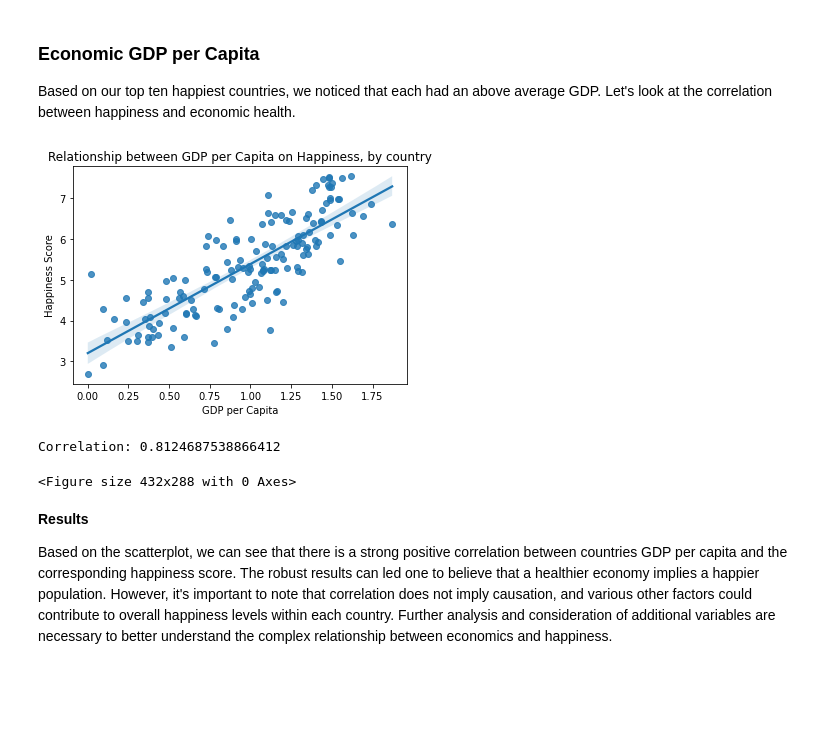
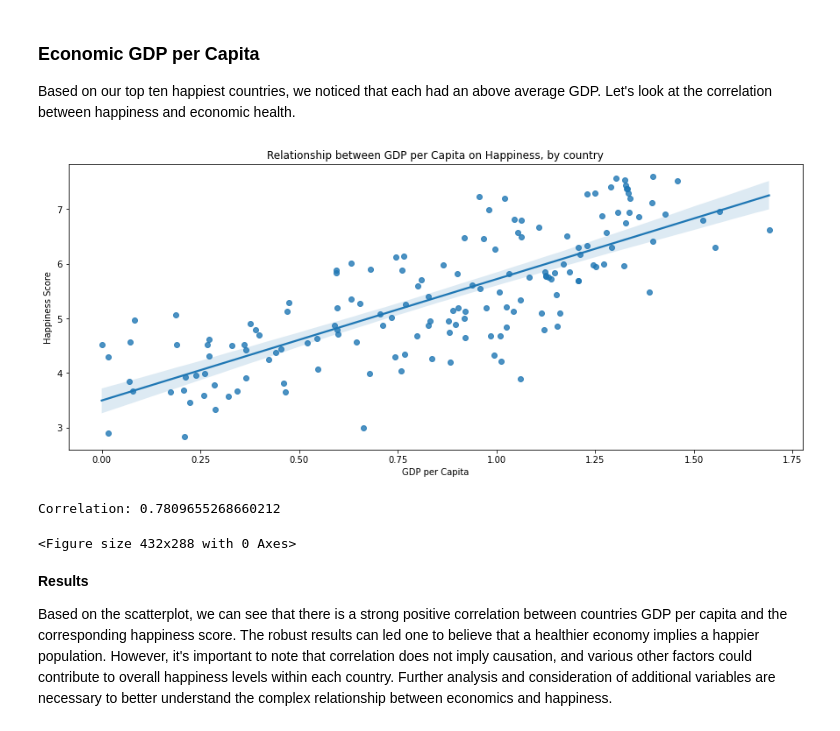
Before and after one commit to kyleyoshimoto/Happiness-EDA, a Jupyter notebook: Happiness2015-EDA.ipynb, the cells around one changed output. Cells and saved outputs as stored; diff of their text form; code cells hidden in the pictures; blank space fills up the shorter version.

Commit message:
Update Happiness2015-EDA.ipynb
Applied finishing touches to plots and comments on code.

```diff
--- a/Happiness2015-EDA.ipynb
+++ b/Happiness2015-EDA.ipynb
@@ -166,24 +186,27 @@ Analysis suggests that Australia/New Zealand (insufficient values), North Americ
 
 Based on our top ten happiest countries, we noticed that each had an above average GDP. Let's look at the correlation between happiness and economic health.
 # %%
-sns.regplot(x = "Economy..GDP.per.Capita.", y = "Happiness.Score", data = happy2017)
+# Defining the plot dimensions.
+plt.figure(figsize=(15, 6))
+
+sns.regplot(x = "Economy (GDP per Capita)", y = "Happiness Score", data = happy2015)
 
 ax = plt.subplot()
 
 ax.set_xlabel("GDP per Capita")
 ax.set_ylabel("Happiness Score")
 
 plt.title("Relationship between GDP per Capita on Happiness, by country")
 
 plt.show()
 plt.clf()
 
-economy_correlation = happy2017["Economy..GDP.per.Capita."].corr(happy2017['Happiness.Score'])
+economy_correlation = happy2015["Economy (GDP per Capita)"].corr(happy2015['Happiness Score'])
 
 print("Correlation:", economy_correlation)
 # %% [output]
-[figure, old version]
+[figure, new version]
-Correlation: 0.8124687538866412
+Correlation: 0.7809655268660212
 <Figure size 432x288 with 0 Axes>
 # %% [markdown]
 **Results**
```
Also changed, not shown: parts of 14 cells of this notebook.
